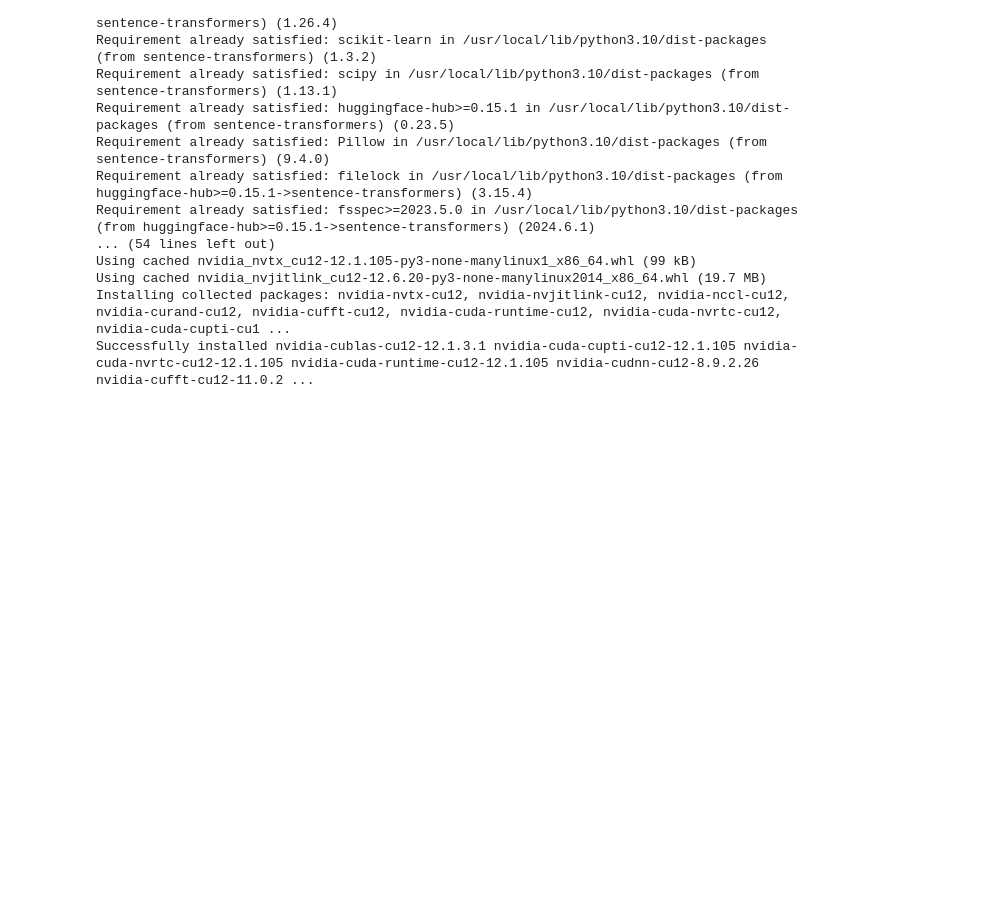
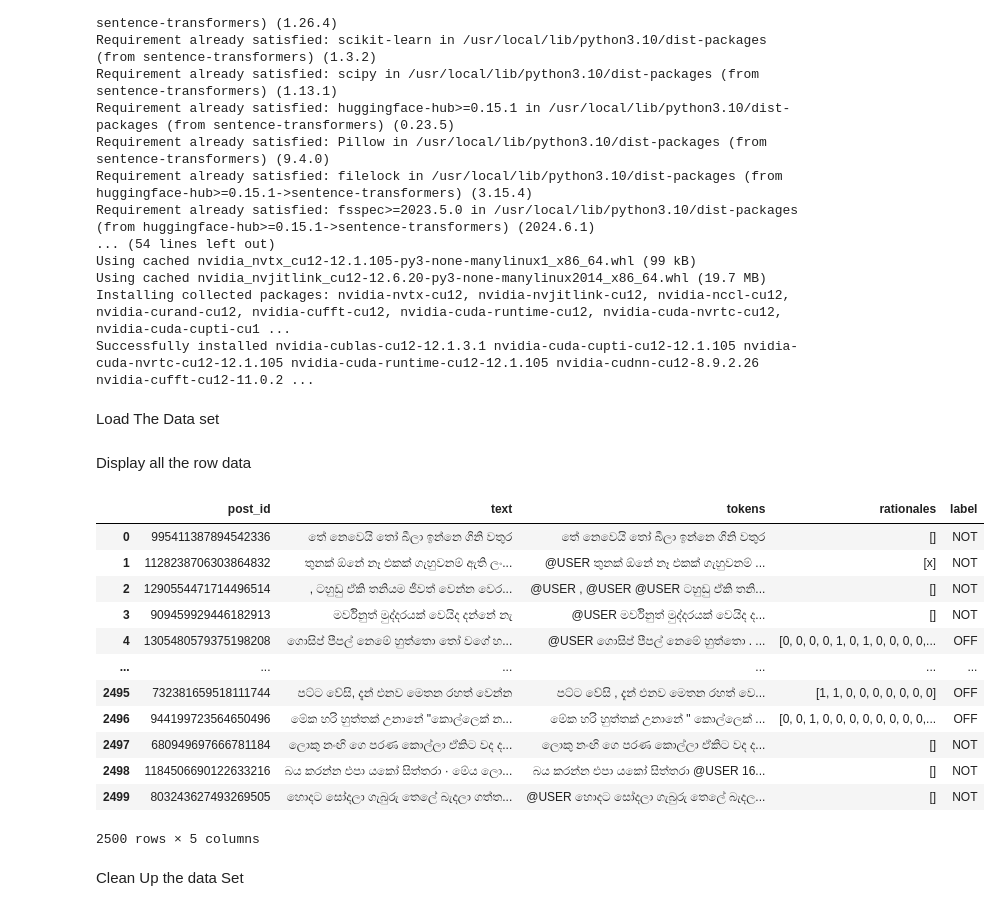
Before and after one commit to DilkiIshara/Hate-Speech-Detection-System, a Jupyter notebook: Hate_Speech_Detection.ipynb, the cells around one changed output. Saved outputs shown, nothing was run; the diff lists cells and outputs as text; code cells hidden in the pictures; blank space fills up the shorter version.

```diff
--- a/Hate_Speech_Detection.ipynb
+++ b/Hate_Speech_Detection.ipynb
@@ -63,0 +81,32 @@ Successfully installed nvidia-cublas-cu12-12.1.3.1 nvidia-cuda-cupti-cu12-12.1.1
+# %% [markdown]
+Load The Data set
+# %%
+sinhalaDataPath = '/content/drive/MyDrive/HSDData/SinhalaDataSet.tsv'
+
+
+try:
+    sinhala_train_data = pd.read_csv(sinhalaDataPath, delimiter='\t')
+except pd.errors.EmptyDataError:
+    print("The file is empty or could not be loaded.")
+except pd.errors.ParserError as e:
+    print(f"Parser Error: {e}")
+# %% [markdown]
+Display all the row data
+# %%
+sinhala_train_data
+# %% [output]
+|  | post_id | text | tokens | rationales | label |
+| 0 | 995411387894542336 | තේ නෙවෙයි තෝ බීලා ඉන්නෙ ගිනි වතුර | තේ නෙවෙයි තෝ බීලා ඉන්නෙ ගිනි වතුර | [] | NOT |
+| 1 | 1128238706303864832 | තුනක් ඕනේ නෑ එකක් ගැහුවනම් ඇති ලං... | @USER තුනක් ඕනේ නෑ එකක් ගැහුවනම් ... | [x] | NOT |
+| 2 | 1290554471714496514 | , ටහුඩු ඒකි තනියම ජීවත් වෙන්න වෙර... | @USER , @USER @USER ටහුඩු ඒකි තනි... | [] | NOT |
+| 3 | 909459929446182913 | මර්විනුත් මුද්දරයක් වෙයිද දන්නේ නැ | @USER මර්විනුත් මුද්දරයක් වෙයිද ද... | [] | NOT |
+| 4 | 1305480579375198208 | ගොසිප් පීපල් නෙමේ හුත්තො තෝ වගේ හ... | @USER ගොසිප් පීපල් නෙමේ හුත්තො . ... | [0, 0, 0, 0, 1, 0, 1, 0, 0, 0, 0,... | OFF |
+| ... | ... | ... | ... | ... | ... |
+| 2495 | 732381659518111744 | පට්ට වේසි, දැන් එනව මෙතන රහත් වෙන්න | පට්ට වේසි , දැන් එනව මෙතන රහත් වෙ... | [1, 1, 0, 0, 0, 0, 0, 0, 0] | OFF |
+| 2496 | 944199723564650496 | මේක හරි හුත්තක් උනානේ "කොල්ලෙක් න... | මේක හරි හුත්තක් උනානේ " කොල්ලෙක් ... | [0, 0, 1, 0, 0, 0, 0, 0, 0, 0, 0,... | OFF |
+| 2497 | 680949697666781184 | ලොකු නංඟි ගෙ පරණ කොල්ලා ඒකිට වද ද... | ලොකු නංඟි ගෙ පරණ කොල්ලා ඒකිට වද ද... | [] | NOT |
+| 2498 | 1184506690122633216 | බය කරන්න එපා යකෝ සිත්තරා · මේය ලො... | බය කරන්න එපා යකෝ සිත්තරා @USER 16... | [] | NOT |
+| 2499 | 803243627493269505 | හොදට සෝදලා ගැබුරු තෙලේ බැදලා ගත්ත... | @USER හොදට සෝදලා ගැබුරු තෙලේ බැදල... | [] | NOT |
+2500 rows × 5 columns
+# %% [markdown]
+Clean Up the data Set
```
Also changed, not shown: parts of 3 cells of this notebook.
